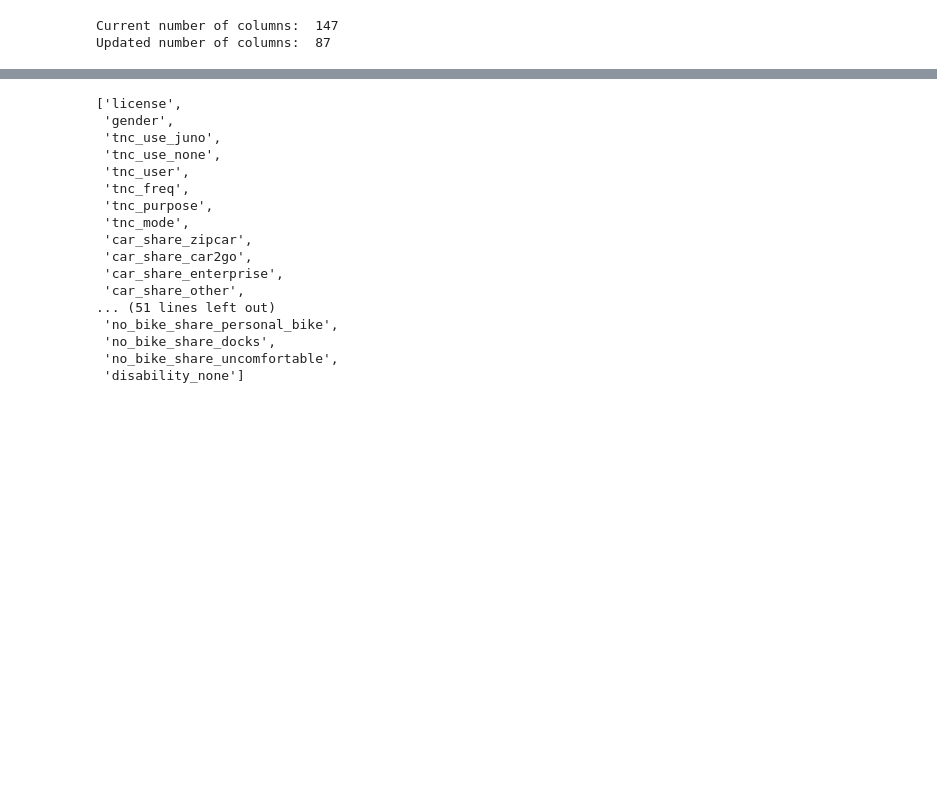
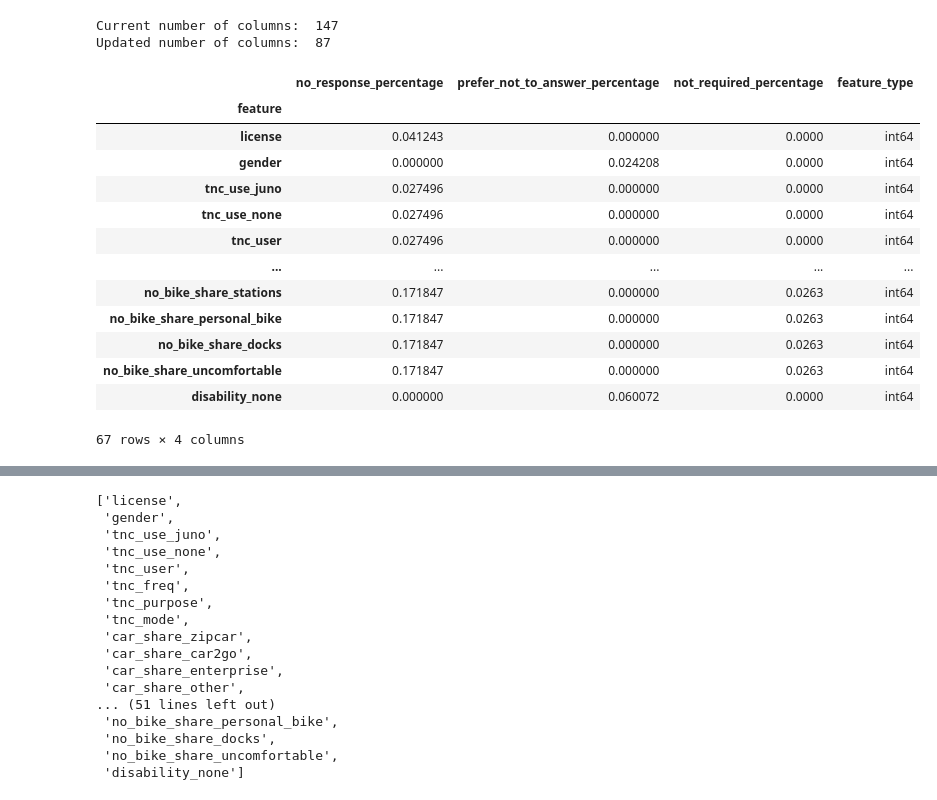
Before and after one commit to mawada-sweis/Clustering-Analysis, a Jupyter notebook: notebooks/cleaning_data.ipynb, the cells around one changed output, grey strips where cells are left out. Cells and saved outputs as stored; diff of their text form; code cells hidden in the pictures; blank space fills up the shorter version.

```diff
--- a/notebooks/cleaning_data.ipynb
+++ b/notebooks/cleaning_data.ipynb
@@ -160,8 +163,26 @@ CLD.delete_columns(data, features_gt60_missing)
 Current number of columns:  147
 Updated number of columns:  87
 # %%
-# Update indirect missing data percentages
+# Update direct missing data percentages
 feature_missing_stats = GLAD.get_feature_missing(data)
 
-# Display the indirect missing value for each column with a percentage nonzero.
+# Update the indirect missing values
 indirect_missing = GLAD.display_indirect_missing(feature_missing_stats)
+
+# Display result
+indirect_missing
+# %% [output]
+|  | no_response_percentage | prefer_not_to_answer_percentage | not_required_percentage | feature_type |
+| feature |  |  |  |  |
+| license | 0.041243 | 0.000000 | 0.0000 | int64 |
+| gender | 0.000000 | 0.024208 | 0.0000 | int64 |
+| tnc_use_juno | 0.027496 | 0.000000 | 0.0000 | int64 |
+| tnc_use_none | 0.027496 | 0.000000 | 0.0000 | int64 |
+| tnc_user | 0.027496 | 0.000000 | 0.0000 | int64 |
+| ... | ... | ... | ... | ... |
+| no_bike_share_stations | 0.171847 | 0.000000 | 0.0263 | int64 |
+| no_bike_share_personal_bike | 0.171847 | 0.000000 | 0.0263 | int64 |
+| no_bike_share_docks | 0.171847 | 0.000000 | 0.0263 | int64 |
+| no_bike_share_uncomfortable | 0.171847 | 0.000000 | 0.0263 | int64 |
+| disability_none | 0.000000 | 0.060072 | 0.0000 | int64 |
+67 rows × 4 columns
```
Also changed, not shown: parts of 4 cells of this notebook.
